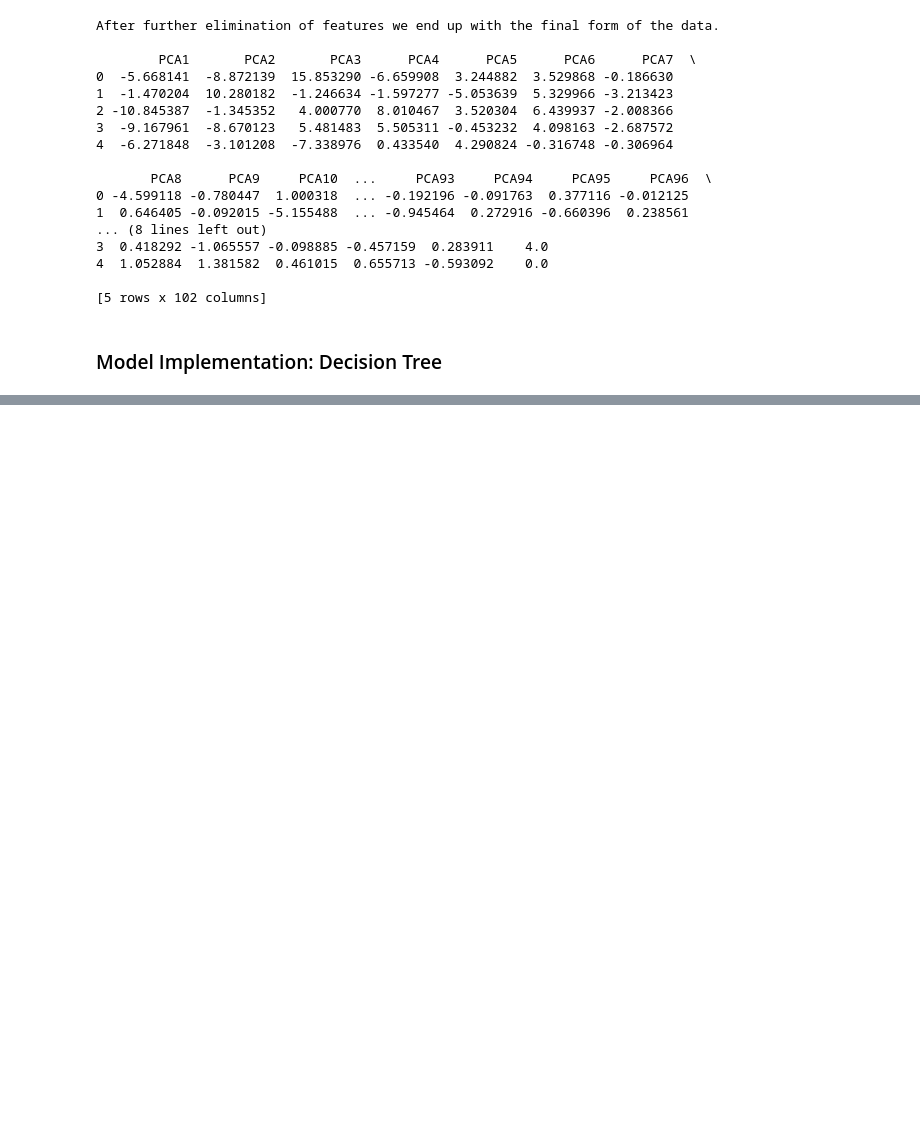
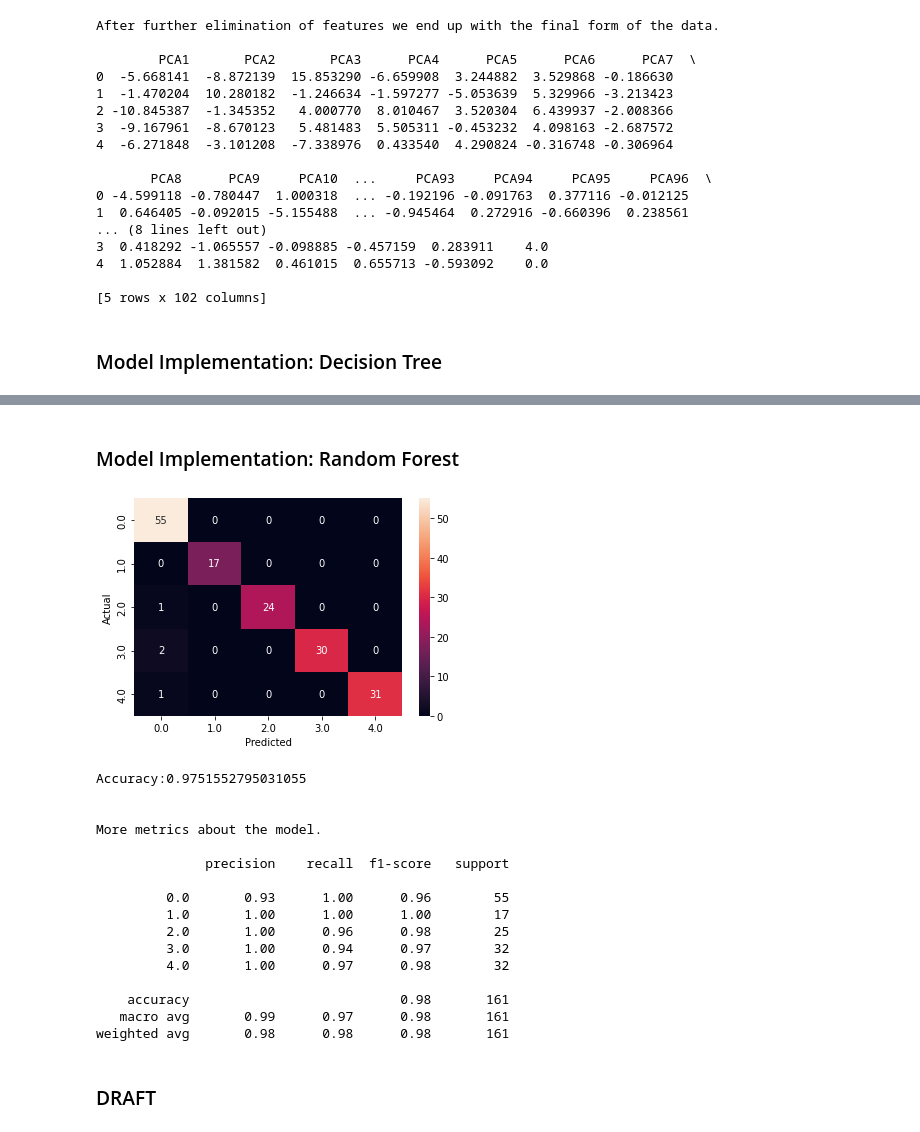
Before and after one commit to PericoLedesma/-RUG_Pattern-recognition_Assignment-2, a Jupyter notebook: Task 1_Numeric pipeline/Assignment_2.ipynb, the cells around one changed output, grey strips where cells are left out. Cells and saved outputs as stored; diff of their text form; code cells hidden in the pictures; blank space fills up the shorter version.

```diff
--- a/Task 1_Numeric pipeline/Assignment_2.ipynb
+++ b/Task 1_Numeric pipeline/Assignment_2.ipynb
@@ -233,0 +255,34 @@ Image(graph.create_png())
+# %% [markdown]
+### Model Implementation: Random Forest
+# %%
+#Forest consist of 100 trees
+clf=RandomForestClassifier(n_estimators=100)
+clf.fit(X_train,y_train)
+y_pred=clf.predict(X_test)
+confusion_matrix = pd.crosstab(y_test, y_pred, rownames=['Actual'],
+                               colnames=['Predicted'])
+sns.heatmap(confusion_matrix, annot=True)
+plt.show()
+print(f"Accuracy:{metrics.accuracy_score(y_test, y_pred)}\n\n")
+print(f'More metrics about the model.\n\n' \
+      f'{metrics.classification_report(y_test, y_pred, labels=[0.0, 1.0, 2.0, 3.0, 4.0])}')
+# %% [output]
+[figure, added]
+Accuracy:0.9751552795031055
+
+
+More metrics about the model.
+
+              precision    recall  f1-score   support
+
+         0.0       0.93      1.00      0.96        55
+         1.0       1.00      1.00      1.00        17
+         2.0       1.00      0.96      0.98        25
+         3.0       1.00      0.94      0.97        32
+         4.0       1.00      0.97      0.98        32
+
+    accuracy                           0.98       161
+   macro avg       0.99      0.97      0.98       161
+weighted avg       0.98      0.98      0.98       161
+# %% [markdown]
+### DRAFT
```
Also changed, not shown: parts of 13 cells of this notebook.
